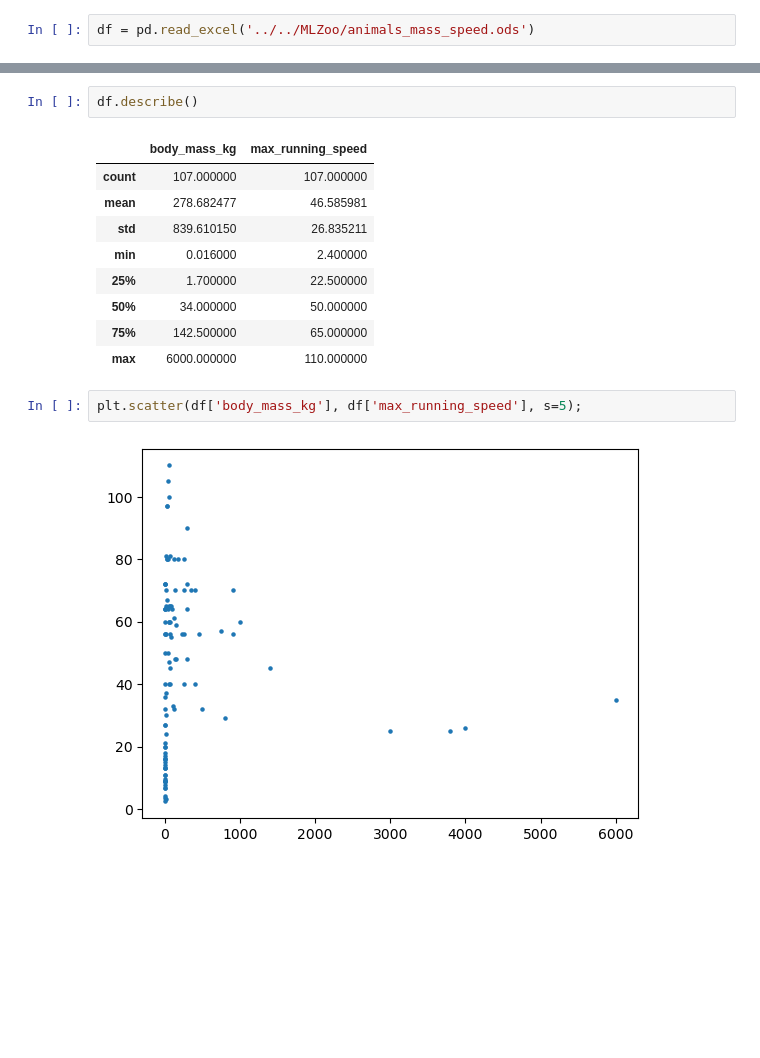
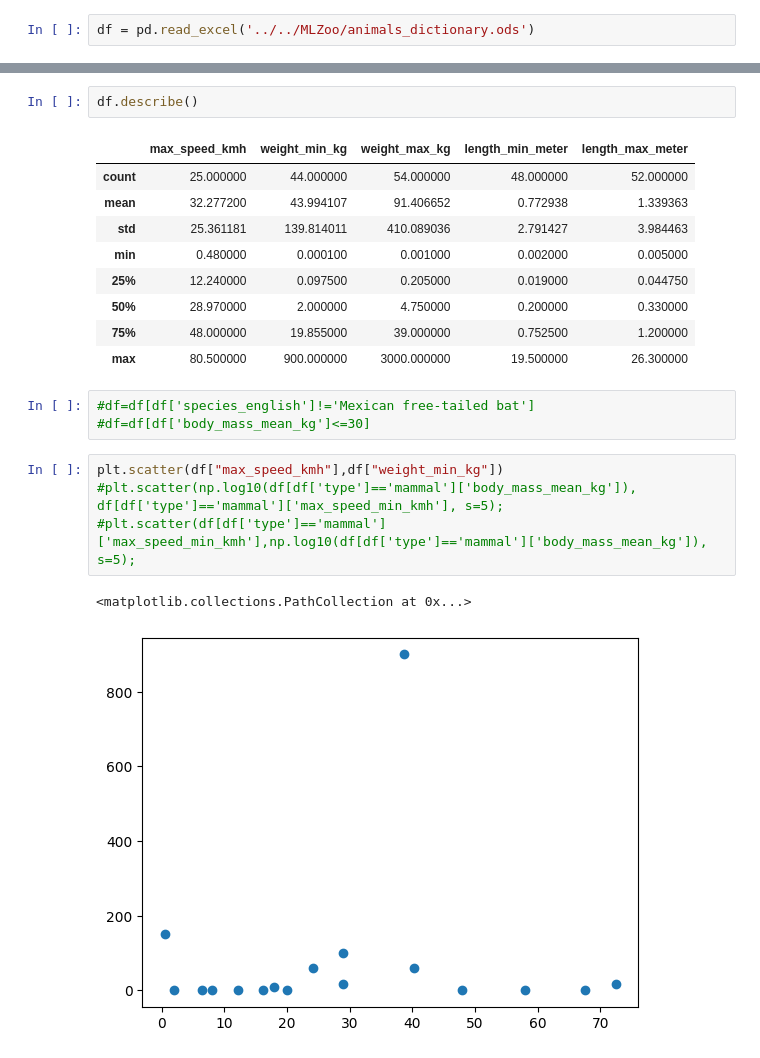
Before and after one commit to froukje/datamapu, a Jupyter notebook: notebooks/Untitled.ipynb, the cells around one changed output, grey strips where cells are left out. Cells and saved outputs as stored; diff of their text form; blank space fills up the shorter version.

```diff
--- a/notebooks/Untitled.ipynb
+++ b/notebooks/Untitled.ipynb
@@ -3,6 +9,6 @@ import pandas as pd
 import matplotlib.pyplot as plt
 # %%
-df = pd.read_excel('../../MLZoo/animals_mass_speed.ods')
+df = pd.read_excel('../../MLZoo/animals_dictionary.ods')
 # %%
 df.head()
 # %% [output]
@@ -15,17 +21,23 @@ df.head()
 # %%
 df.describe()
 # %% [output]
-|  | body_mass_kg | max_running_speed |
-| count | 107.000000 | 107.000000 |
-| mean | 278.682477 | 46.585981 |
-| std | 839.610150 | 26.835211 |
-| min | 0.016000 | 2.400000 |
-| 25% | 1.700000 | 22.500000 |
-| 50% | 34.000000 | 50.000000 |
-| 75% | 142.500000 | 65.000000 |
-| max | 6000.000000 | 110.000000 |
+|  | max_speed_kmh | weight_min_kg | weight_max_kg | length_min_meter | length_max_meter |
+| count | 25.000000 | 44.000000 | 54.000000 | 48.000000 | 52.000000 |
+| mean | 32.277200 | 43.994107 | 91.406652 | 0.772938 | 1.339363 |
+| std | 25.361181 | 139.814011 | 410.089036 | 2.791427 | 3.984463 |
+| min | 0.480000 | 0.000100 | 0.001000 | 0.002000 | 0.005000 |
+| 25% | 12.240000 | 0.097500 | 0.205000 | 0.019000 | 0.044750 |
+| 50% | 28.970000 | 2.000000 | 4.750000 | 0.200000 | 0.330000 |
+| 75% | 48.000000 | 19.855000 | 39.000000 | 0.752500 | 1.200000 |
+| max | 80.500000 | 900.000000 | 3000.000000 | 19.500000 | 26.300000 |
+# %%
+#df=df[df['species_english']!='Mexican free-tailed bat']
+#df=df[df['body_mass_mean_kg']<=30]
 # %%
-plt.scatter(df['body_mass_kg'], df['max_running_speed'], s=5);
+plt.scatter(df["max_speed_kmh"],df["weight_min_kg"])
+#plt.scatter(np.log10(df[df['type']=='mammal']['body_mass_mean_kg']), df[df['type']=='mammal']['max_speed_min_kmh'], s=5);
+#plt.scatter(df[df['type']=='mammal']['max_speed_min_kmh'],np.log10(df[df['type']=='mammal']['body_mass_mean_kg']), s=5);
 # %% [output]
+<matplotlib.collections.PathCollection at 0x...>
-[figure, old version]
+[figure, new version]
 # %%
```
Also changed, not shown: parts of 8 cells of this notebook, 6 other files.
